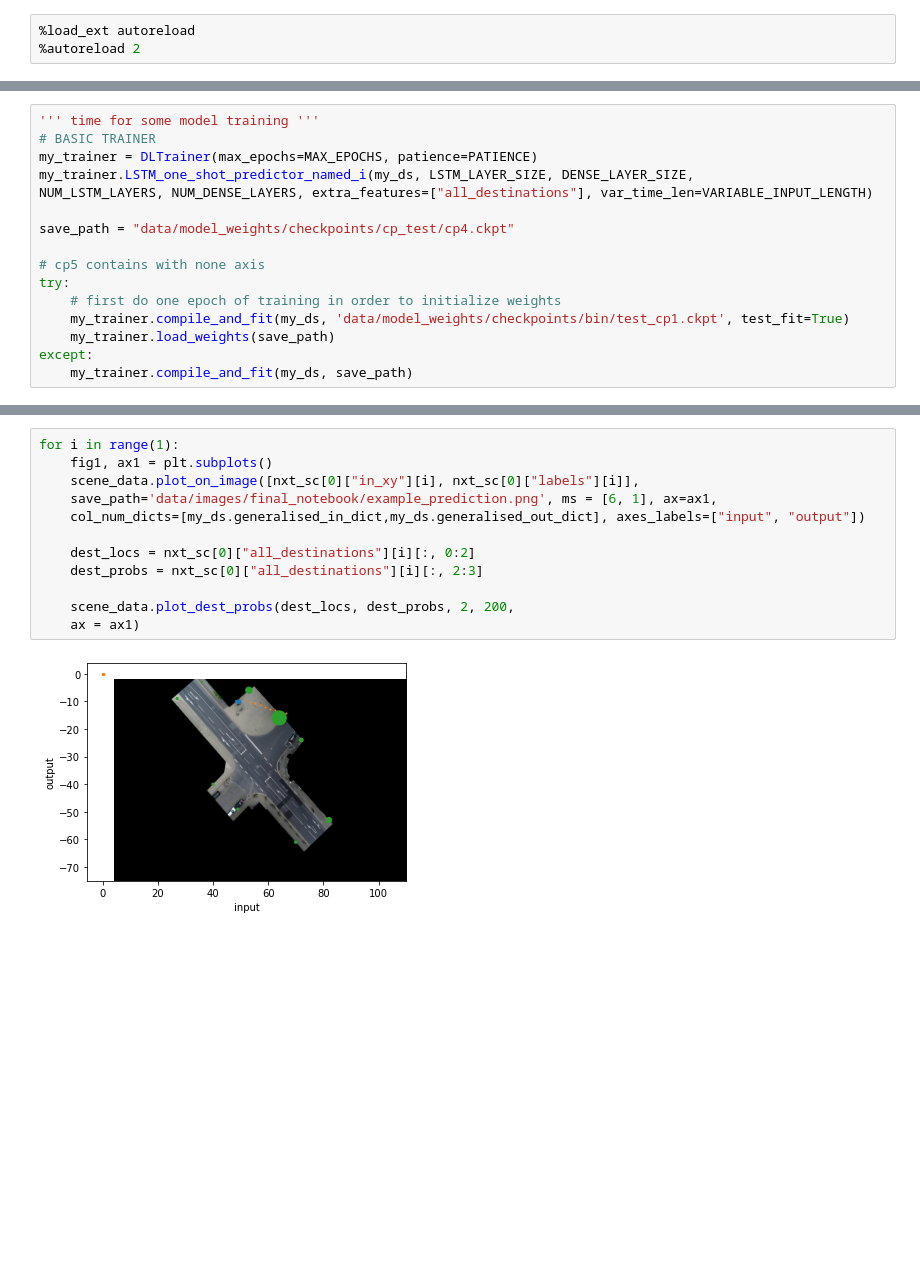
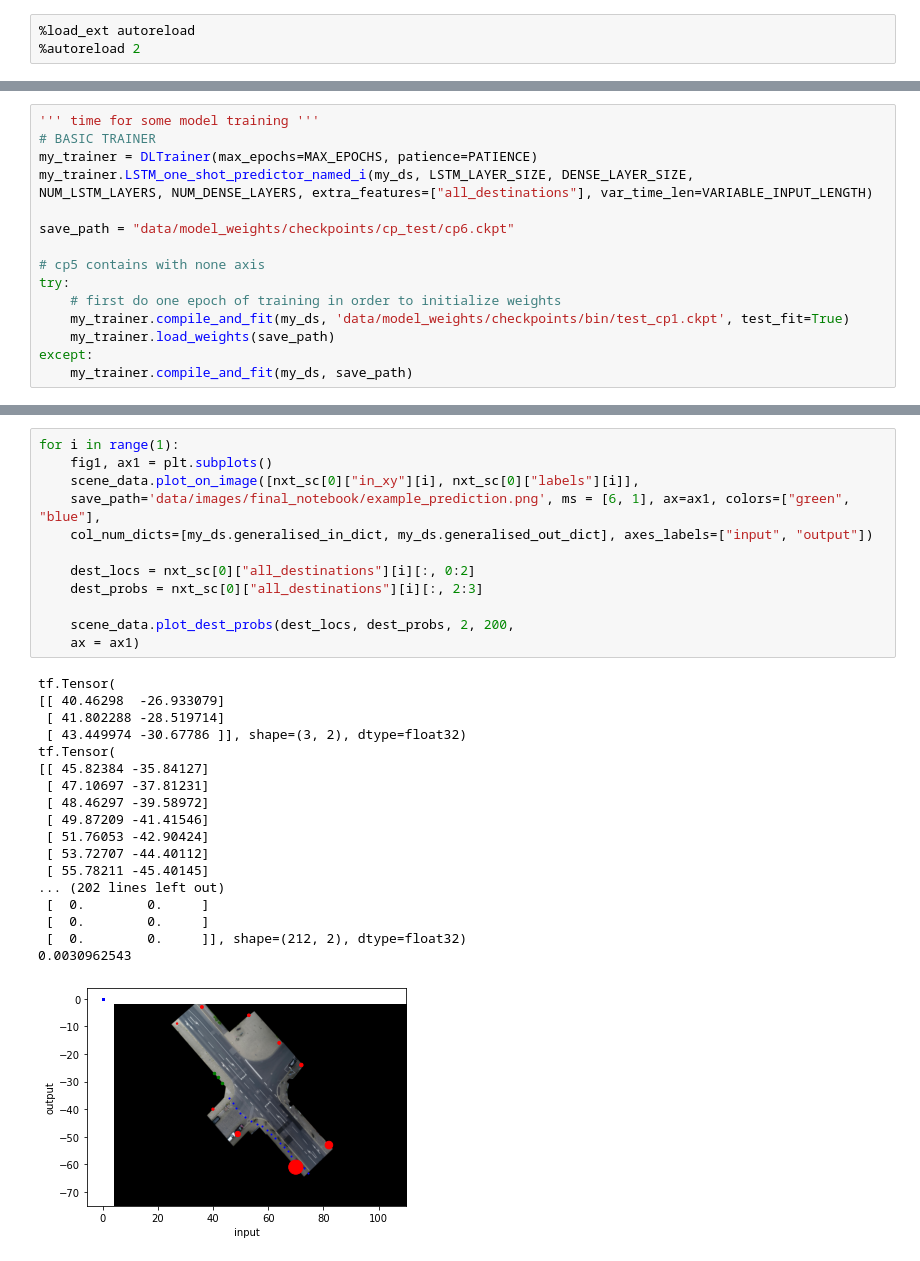
Before and after one commit to gitBram/vru_path_prediction, a Jupyter notebook: main_notebook.ipynb, the cells around one changed output, grey strips where cells are left out. Drawn from its saved outputs; the diff is of its cells as text; blank space fills up the shorter version.

```diff
--- a/main_notebook.ipynb
+++ b/main_notebook.ipynb
@@ -125,7 +126,7 @@ my_trainer = DLTrainer(max_epochs=MAX_EPOCHS, patience=PATIENCE)
 my_trainer.LSTM_one_shot_predictor_named_i(my_ds, LSTM_LAYER_SIZE, DENSE_LAYER_SIZE,
 NUM_LSTM_LAYERS, NUM_DENSE_LAYERS, extra_features=["all_destinations"], var_time_len=VARIABLE_INPUT_LENGTH)
 
-save_path = "data/model_weights/checkpoints/cp_test/cp4.ckpt"
+save_path = "data/model_weights/checkpoints/cp_test/cp6.ckpt"
 
 # cp5 contains with none axis
 try:
@@ -185,17 +202,34 @@ Fixed length truncating done.
 # %%
 for i in range(1):
     fig1, ax1 = plt.subplots()
     scene_data.plot_on_image([nxt_sc[0]["in_xy"][i], nxt_sc[0]["labels"][i]],
-    save_path='data/images/final_notebook/example_prediction.png', ms = [6, 1], ax=ax1,
-    col_num_dicts=[my_ds.generalised_in_dict,my_ds.generalised_out_dict], axes_labels=["input", "output"])
+    save_path='data/images/final_notebook/example_prediction.png', ms = [6, 1], ax=ax1, colors=["green", "blue"],
+    col_num_dicts=[my_ds.generalised_in_dict, my_ds.generalised_out_dict], axes_labels=["input", "output"])
 
     dest_locs = nxt_sc[0]["all_destinations"][i][:, 0:2]
     dest_probs = nxt_sc[0]["all_destinations"][i][:, 2:3]
 
     scene_data.plot_dest_probs(dest_locs, dest_probs, 2, 200,
     ax = ax1)
 # %% [output]
+tf.Tensor(
+[[ 40.46298  -26.933079]
+ [ 41.802288 -28.519714]
+ [ 43.449974 -30.67786 ]], shape=(3, 2), dtype=float32)
+tf.Tensor(
+[[ 45.82384 -35.84127]
+ [ 47.10697 -37.81231]
+ [ 48.46297 -39.58972]
+ [ 49.87209 -41.41546]
+ [ 51.76053 -42.90424]
+ [ 53.72707 -44.40112]
+ [ 55.78211 -45.40145]
+... (202 lines left out)
+ [  0.        0.     ]
+ [  0.        0.     ]
+ [  0.        0.     ]], shape=(212, 2), dtype=float32)
+0.0030962543
-[figure, old version]
+[figure, new version]
 # %%
 # PLOT BASIC PREDICTION
 # create dicts for correctly displaying data
```
Also changed, not shown: parts of 6 cells of this notebook, 7 other files.
